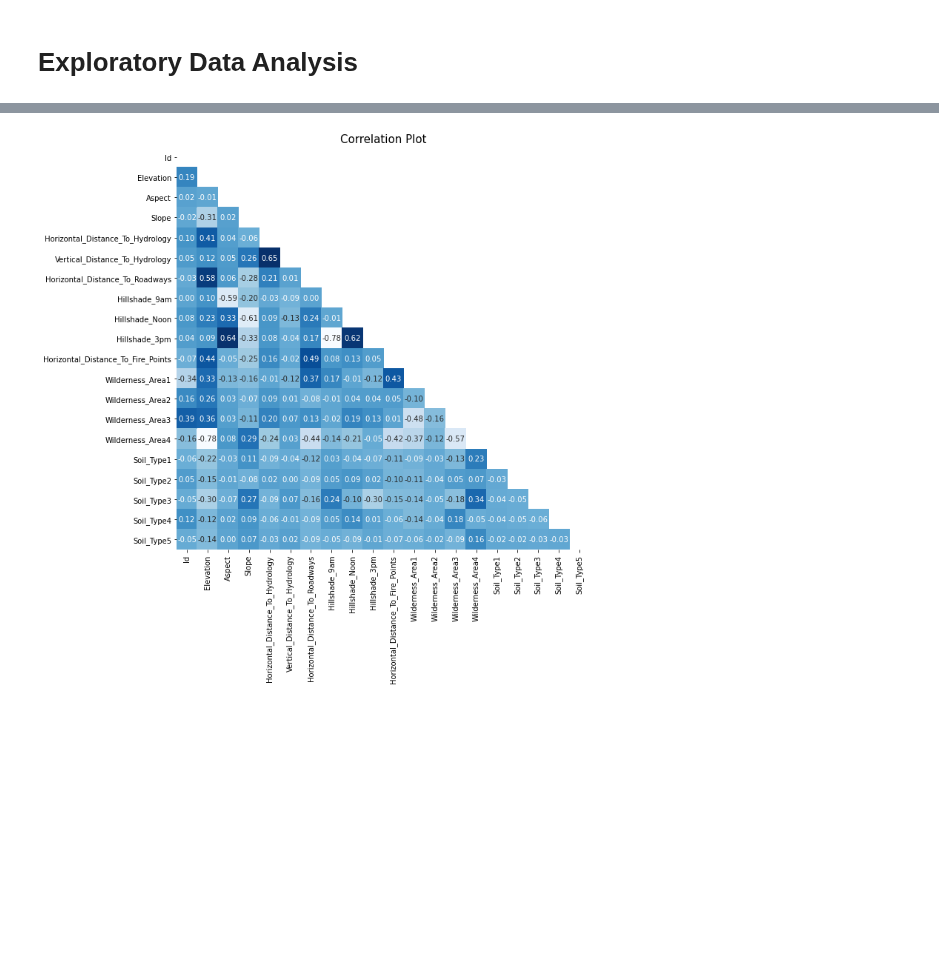
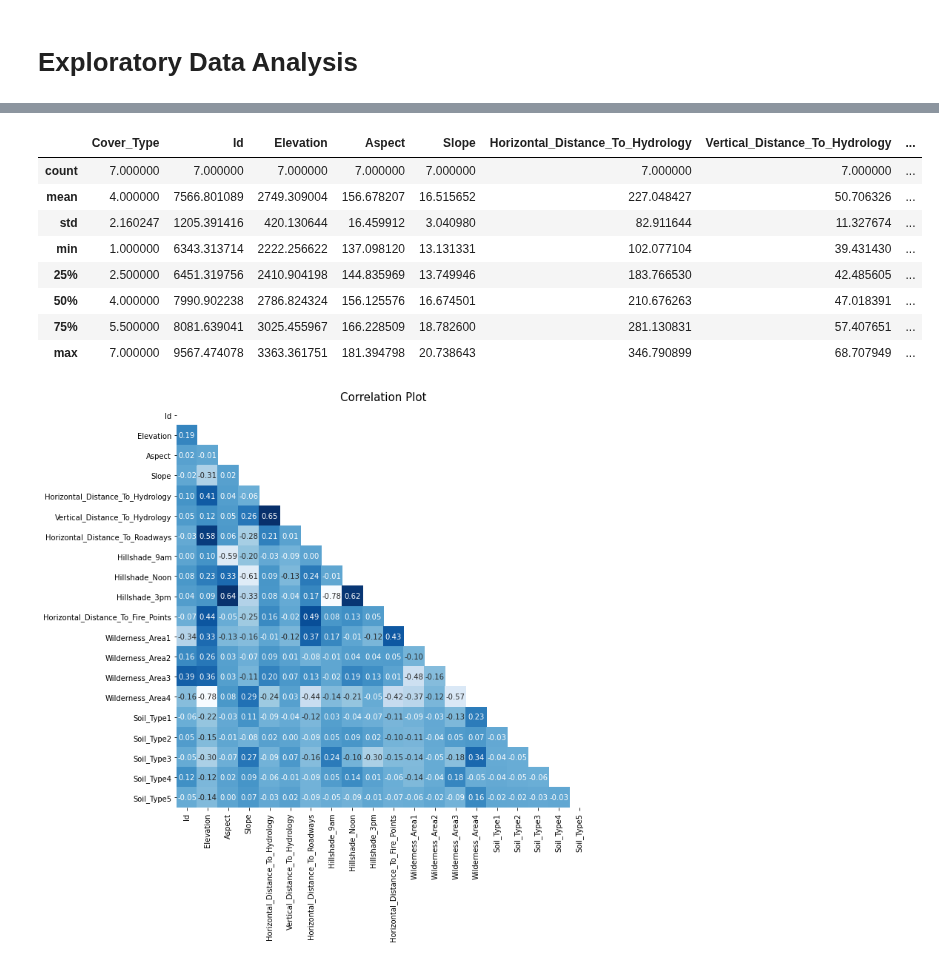
Before and after one commit to sams-data/mids-w207_9_sp22_forest_cover_classification, a Jupyter notebook: oren_finalprojectbaseline.ipynb, the cells around one changed output, grey strips where cells are left out. Saved outputs shown, nothing was run; the diff lists cells and outputs as text; code cells hidden in the pictures; blank space fills up the shorter version.

```diff
--- a/oren_finalprojectbaseline.ipynb
+++ b/oren_finalprojectbaseline.ipynb
@@ -82,15 +119,0 @@ train.head()
-# %%
-X = np.array(train)
-Y = np.array(train["Cover_Type"].tolist())
-shuffle = np.random.permutation(np.arange(X.shape[0]))
-
-X, Y = X[shuffle], Y[shuffle]
-
-print('data shape: ', X.shape)
-print('label shape:', Y.shape)
-
-# Set some variables to hold test, dev, and training data.
-test_data, test_labels = X[13000:], Y[13000:]
-dev_data, dev_labels = X[12000:13000], Y[12000:13000]
-train_data, train_labels = X[:12000], Y[:12000]
-train_df = train.iloc[shuffle,:].iloc[:12000 , :]
@@ -100,3 +168,15 @@ label shape: (15120,)
+# %%
+train_df.groupby('Cover_Type').mean().reset_index().describe()
+# %% [output]
+|  | Cover_Type | Id | Elevation | Aspect | Slope | Horizontal_Distance_To_Hydrology | Vertical_Distance_To_Hydrology | ... |
+| count | 7.000000 | 7.000000 | 7.000000 | 7.000000 | 7.000000 | 7.000000 | 7.000000 | ... |
+| mean | 4.000000 | 7566.801089 | 2749.309004 | 156.678207 | 16.515652 | 227.048427 | 50.706326 | ... |
+| std | 2.160247 | 1205.391416 | 420.130644 | 16.459912 | 3.040980 | 82.911644 | 11.327674 | ... |
+| min | 1.000000 | 6343.313714 | 2222.256622 | 137.098120 | 13.131331 | 102.077104 | 39.431430 | ... |
+| 25% | 2.500000 | 6451.319756 | 2410.904198 | 144.835969 | 13.749946 | 183.766530 | 42.485605 | ... |
+| 50% | 4.000000 | 7990.902238 | 2786.824324 | 156.125576 | 16.674501 | 210.676263 | 47.018391 | ... |
+| 75% | 5.500000 | 8081.639041 | 3025.455967 | 166.228509 | 18.782600 | 281.130831 | 57.407651 | ... |
+| max | 7.000000 | 9567.474078 | 3363.361751 | 181.394798 | 20.738643 | 346.790899 | 68.707949 | ... |
 # %%
 # correlation plot
 corr = train_df.iloc[:, 0:20].corr()
```
Also changed, not shown: parts of 11 cells of this notebook.
